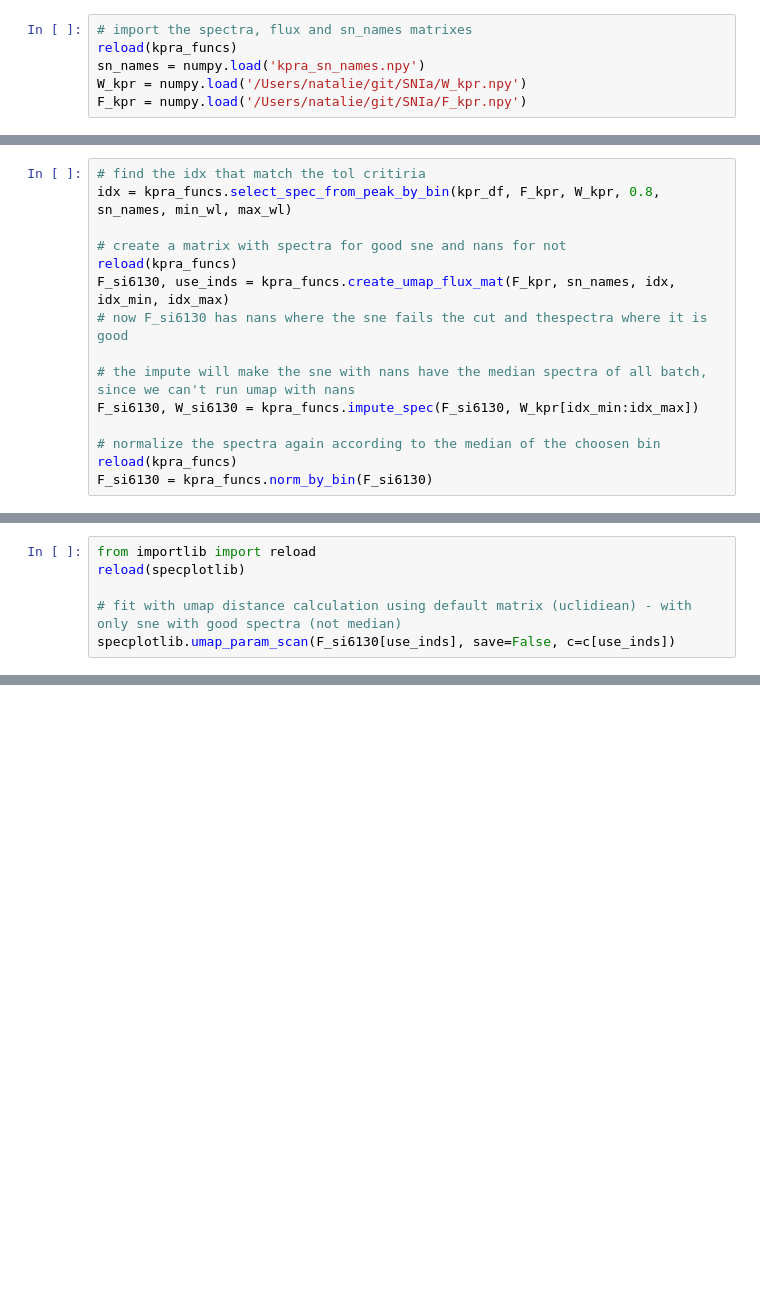
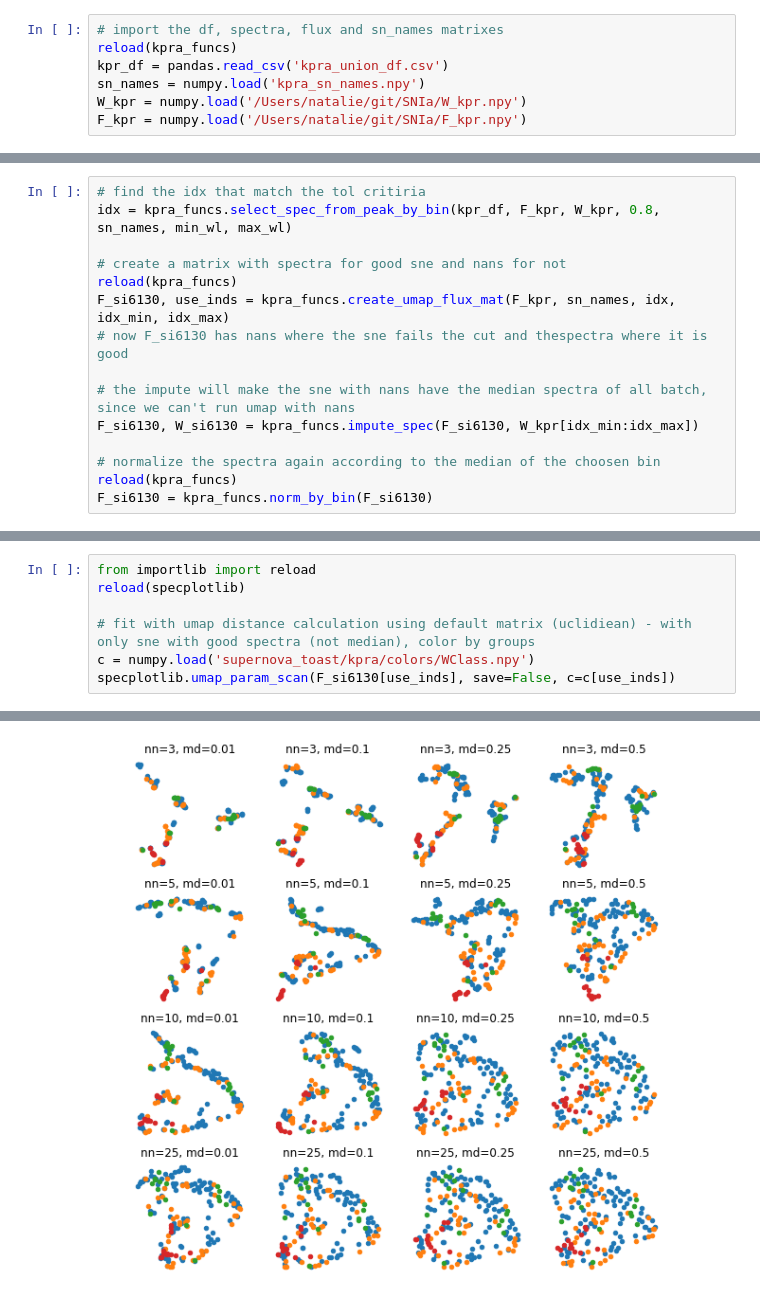
Before and after one commit to ireis/SNIa, a Jupyter notebook: kpra_maps_template.ipynb, the cells around one changed output, grey strips where cells are left out. Saved outputs shown, nothing was run; the diff lists cells and outputs as text; blank space fills up the shorter version.

```diff
--- a/kpra_maps_template.ipynb
+++ b/kpra_maps_template.ipynb
@@ -1,6 +12,7 @@
 # %%
-# import the spectra, flux and sn_names matrixes
+# import the df, spectra, flux and sn_names matrixes
 reload(kpra_funcs)
+kpr_df = pandas.read_csv('kpra_union_df.csv')
 sn_names = numpy.load('kpra_sn_names.npy')
 W_kpr = numpy.load('/Users/natalie/git/SNIa/W_kpr.npy')
 F_kpr = numpy.load('/Users/natalie/git/SNIa/F_kpr.npy')
@@ -48,5 +64,7 @@ plt.show()
 from importlib import reload
 reload(specplotlib)
 
-# fit with umap distance calculation using default matrix (uclidiean) - with only sne with good spectra (not median)
+# fit with umap distance calculation using default matrix (uclidiean) - with only sne with good spectra (not median), color by groups
+c = numpy.load('supernova_toast/kpra/colors/WClass.npy')
 specplotlib.umap_param_scan(F_si6130[use_inds], save=False, c=c[use_inds])
+# %% [output]
@@ -53,3 +72,4 @@ specplotlib.umap_param_scan(F_si6130[use_inds], save=False, c=c[use_inds])
+[figure, added]
 # %%
 import umap
 t_umap = umap.UMAP(n_neighbors=25,min_dist=0.01).fit_transform(F_si6130[use_inds])
```
Also changed, not shown: parts of 6 cells of this notebook.
